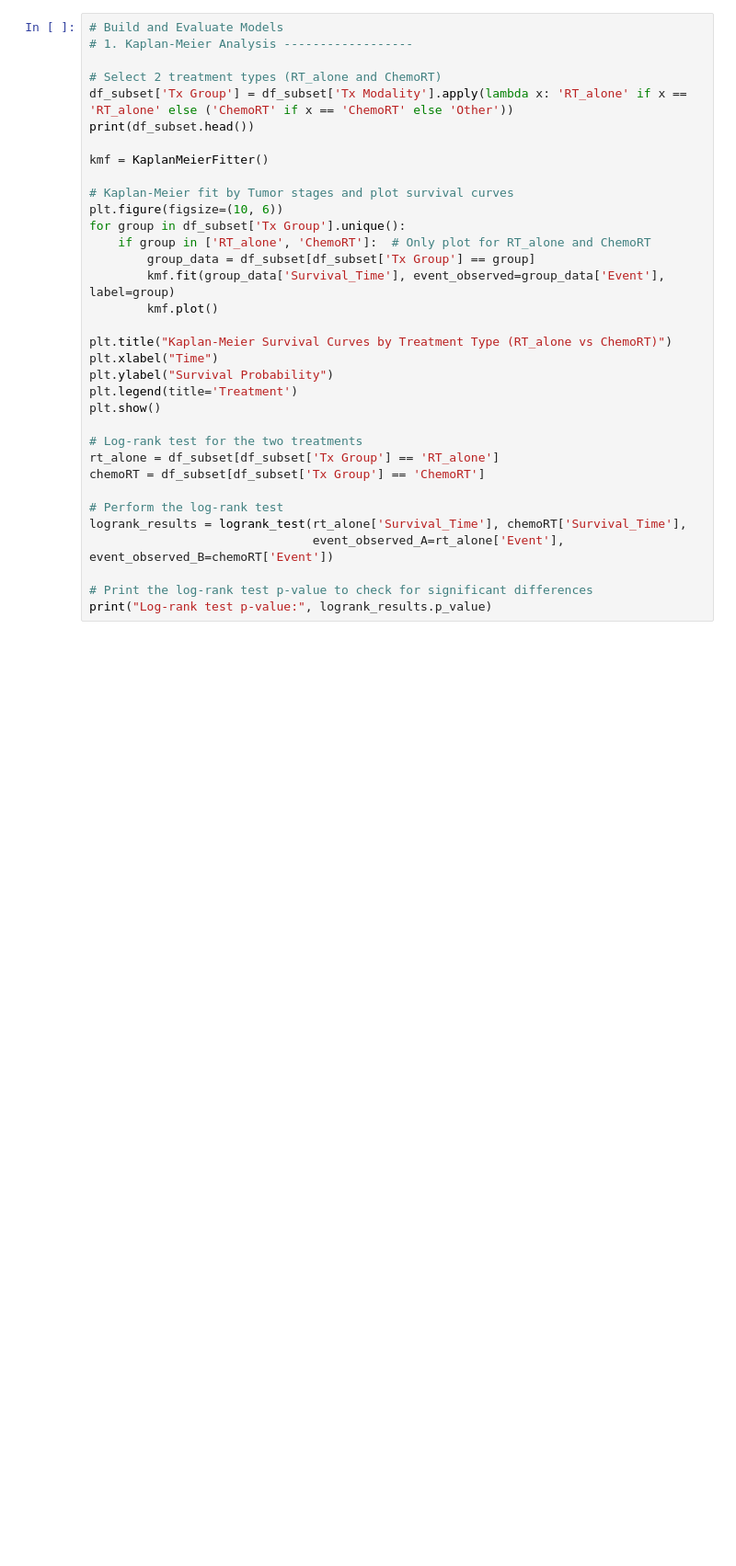
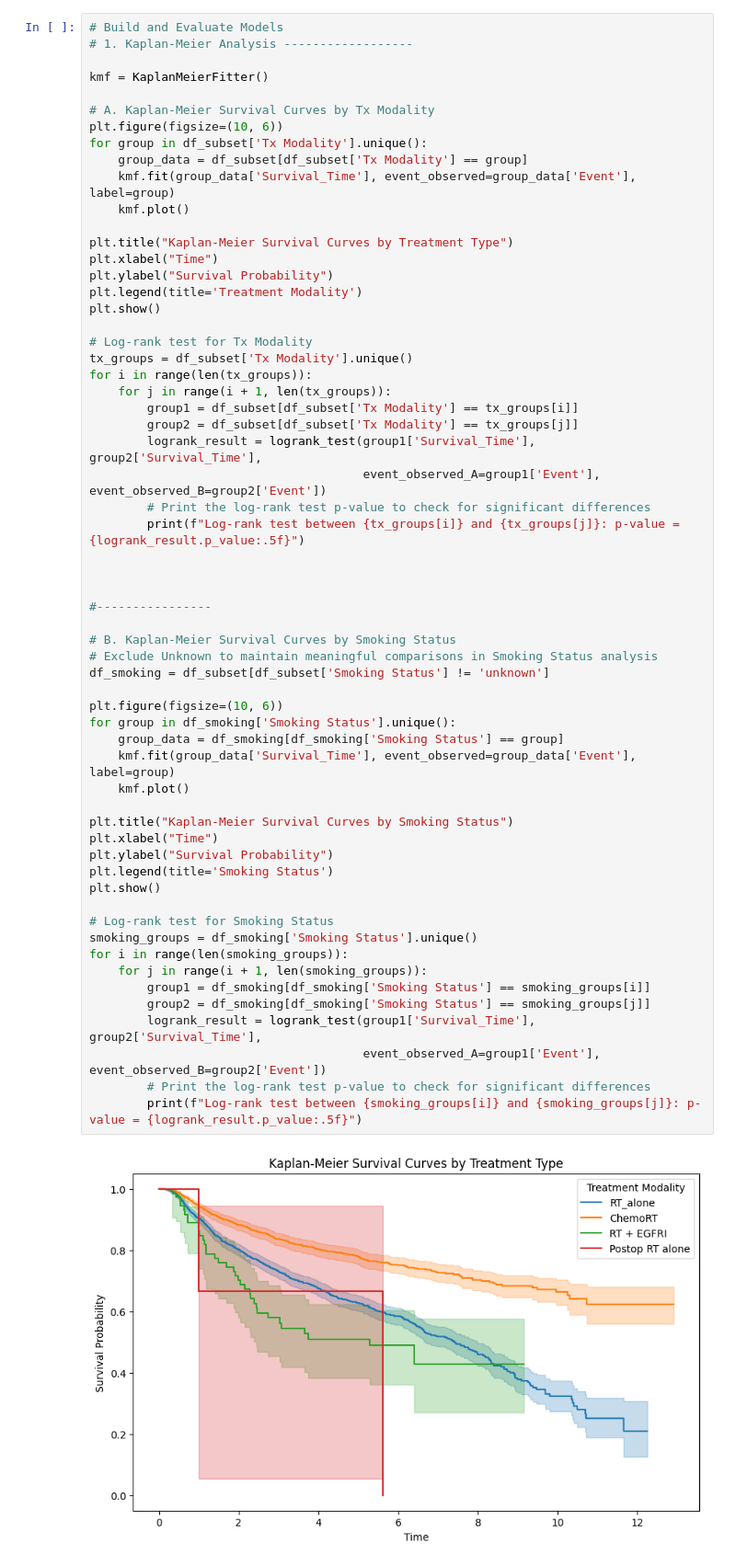
Before and after one commit to RihanaFird17/BINF5507-Assignments, a Jupyter notebook: Assignment4/Scripts/main.ipynb, the cells around one changed output. Shown at 92% size. Cells and saved outputs as stored; diff of their text form; blank space fills up the shorter version.

```diff
--- a/Assignment4/Scripts/main.ipynb
+++ b/Assignment4/Scripts/main.ipynb
@@ -133,35 +119,62 @@ See the caveats in the documentation: https://pandas.pydata.org/pandas-docs/stab
 # %%
 # Build and Evaluate Models
 # 1. Kaplan-Meier Analysis ------------------
 
-# Select 2 treatment types (RT_alone and ChemoRT)
-df_subset['Tx Group'] = df_subset['Tx Modality'].apply(lambda x: 'RT_alone' if x == 'RT_alone' else ('ChemoRT' if x == 'ChemoRT' else 'Other'))
-print(df_subset.head())
-
 kmf = KaplanMeierFitter()
 
-# Kaplan-Meier fit by Tumor stages and plot survival curves
+# A. Kaplan-Meier Survival Curves by Tx Modality
 plt.figure(figsize=(10, 6))
-for group in df_subset['Tx Group'].unique():
-    if group in ['RT_alone', 'ChemoRT']:  # Only plot for RT_alone and ChemoRT
-        group_data = df_subset[df_subset['Tx Group'] == group]
-        kmf.fit(group_data['Survival_Time'], event_observed=group_data['Event'], label=group)
-        kmf.plot()
+for group in df_subset['Tx Modality'].unique():
+    group_data = df_subset[df_subset['Tx Modality'] == group]
+    kmf.fit(group_data['Survival_Time'], event_observed=group_data['Event'], label=group)
+    kmf.plot()
 
-plt.title("Kaplan-Meier Survival Curves by Treatment Type (RT_alone vs ChemoRT)")
+plt.title("Kaplan-Meier Survival Curves by Treatment Type")
 plt.xlabel("Time")
 plt.ylabel("Survival Probability")
-plt.legend(title='Treatment')
+plt.legend(title='Treatment Modality')
 plt.show()
 
-# Log-rank test for the two treatments
-rt_alone = df_subset[df_subset['Tx Group'] == 'RT_alone']
-chemoRT = df_subset[df_subset['Tx Group'] == 'ChemoRT']
+# Log-rank test for Tx Modality
+tx_groups = df_subset['Tx Modality'].unique()
+for i in range(len(tx_groups)):
+    for j in range(i + 1, len(tx_groups)):
+        group1 = df_subset[df_subset['Tx Modality'] == tx_groups[i]]
+        group2 = df_subset[df_subset['Tx Modality'] == tx_groups[j]]
+        logrank_result = logrank_test(group1['Survival_Time'], group2['Survival_Time'],
+                                      event_observed_A=group1['Event'], event_observed_B=group2['Event'])
+        # Print the log-rank test p-value to check for significant differences
+        print(f"Log-rank test between {tx_groups[i]} and {tx_groups[j]}: p-value = {logrank_result.p_value:.5f}")
 
-# Perform the log-rank test
-logrank_results = logrank_test(rt_alone['Survival_Time'], chemoRT['Survival_Time'],
-                               event_observed_A=rt_alone['Event'], event_observed_B=chemoRT['Event'])
 
-# Print the log-rank test p-value to check for significant differences
-print("Log-rank test p-value:", logrank_results.p_value)
+
+#----------------
+
+# B. Kaplan-Meier Survival Curves by Smoking Status
+# Exclude Unknown to maintain meaningful comparisons in Smoking Status analysis
+df_smoking = df_subset[df_subset['Smoking Status'] != 'unknown']
+
+plt.figure(figsize=(10, 6))
+for group in df_smoking['Smoking Status'].unique():
+    group_data = df_smoking[df_smoking['Smoking Status'] == group]
+    kmf.fit(group_data['Survival_Time'], event_observed=group_data['Event'], label=group)
+    kmf.plot()
+
+plt.title("Kaplan-Meier Survival Curves by Smoking Status")
+plt.xlabel("Time")
+plt.ylabel("Survival Probability")
+plt.legend(title='Smoking Status')
+plt.show()
+
+# Log-rank test for Smoking Status
+smoking_groups = df_smoking['Smoking Status'].unique()
+for i in range(len(smoking_groups)):
+    for j in range(i + 1, len(smoking_groups)):
+        group1 = df_smoking[df_smoking['Smoking Status'] == smoking_groups[i]]
+        group2 = df_smoking[df_smoking['Smoking Status'] == smoking_groups[j]]
+        logrank_result = logrank_test(group1['Survival_Time'], group2['Survival_Time'],
+                                      event_observed_A=group1['Event'], event_observed_B=group2['Event'])
+        # Print the log-rank test p-value to check for significant differences
+        print(f"Log-rank test between {smoking_groups[i]} and {smoking_groups[j]}: p-value = {logrank_result.p_value:.5f}")
 # %% [output]
+[figure, new version]
```
Also changed, not shown: parts of 6 cells of this notebook.
